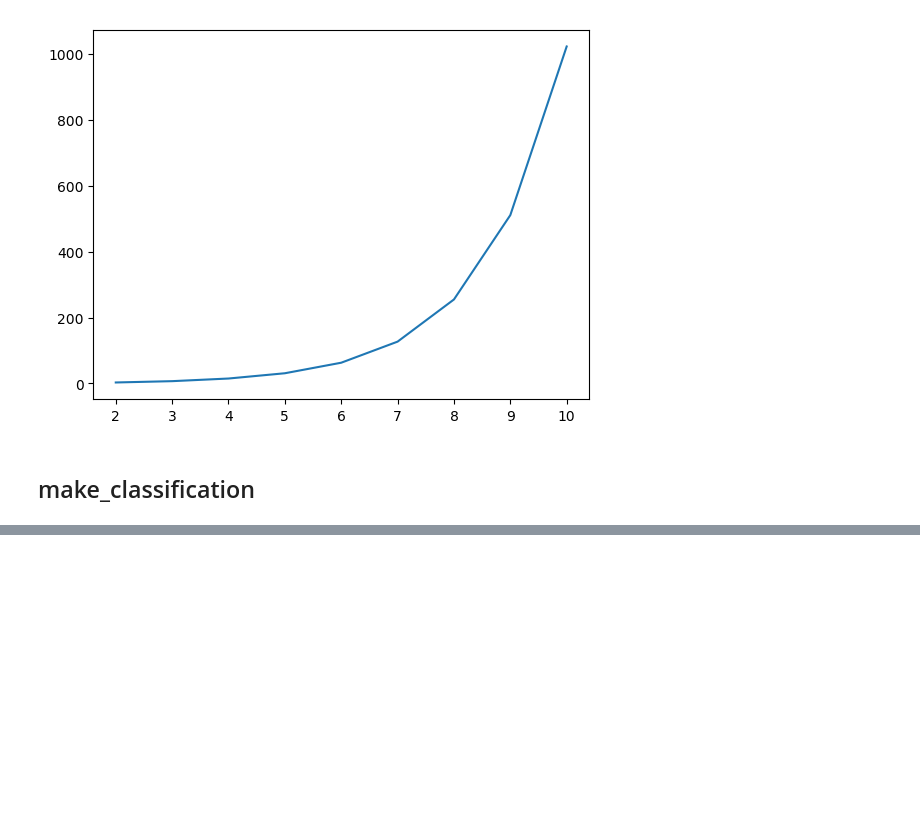
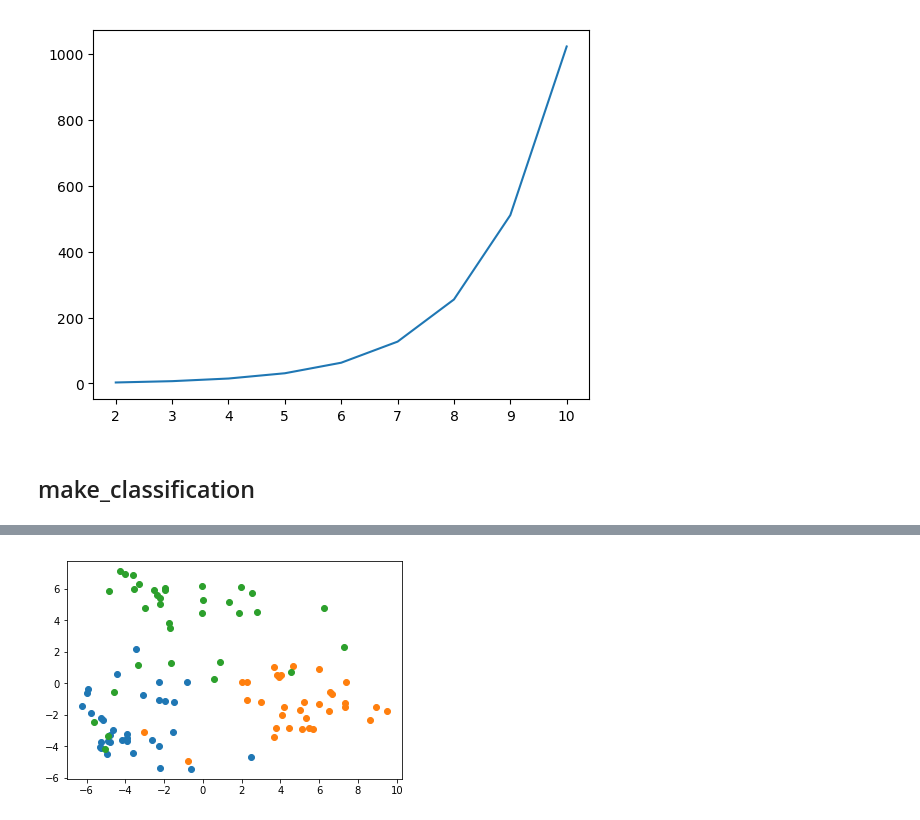
Before and after one commit to slipguru/sliding-ecoc, a Jupyter notebook: notebooks/testing.ipynb, the cells around one changed output, grey strips where cells are left out. Saved outputs shown, nothing was run; the diff lists cells and outputs as text; code cells hidden in the pictures; blank space fills up the shorter version.

```diff
--- a/notebooks/testing.ipynb
+++ b/notebooks/testing.ipynb
@@ -34,0 +20,16 @@ KeyboardInterrupt:
+# %%
+import numpy as np
+
+from secoc import estimator; reload(estimator)
+from sklearn.linear_model import LogisticRegression
+from sklearn.datasets import make_classification
+from sklearn.decomposition import PCA
+from sklearn.model_selection import StratifiedShuffleSplit
+
+
+X,y = make_classification(n_classes=3, n_clusters_per_class=1, n_features=20, n_samples=200, n_informative=5)
+
+train_index, test_index = next(StratifiedShuffleSplit(n_splits=1, train_size=100, test_size=100).split(X,y))
+
+X_train, X_test = X[train_index], X[test_index]
+y_train, y_test = y[train_index], y[test_index]
@@ -35,12 +82,17 @@ KeyboardInterrupt:
 # %%
+%matplotlib inline
+import matplotlib.pyplot as plt
+
 pca = PCA(n_components=2)
 
-y = y_tr
+y = y_train
 
-tr = pca.fit_transform(encoding)
+tr = pca.fit_transform(est.encode(X_train))
 for yy in np.unique(y):
     plt.plot(tr[y == yy,0],tr[y==yy,1], 'o')
 plt.show()
+# %% [output]
+[figure, added]
 # %%
 pca = PCA(n_components=2)
 
```
Also changed, not shown: parts of 6 cells of this notebook, 1 other file.
